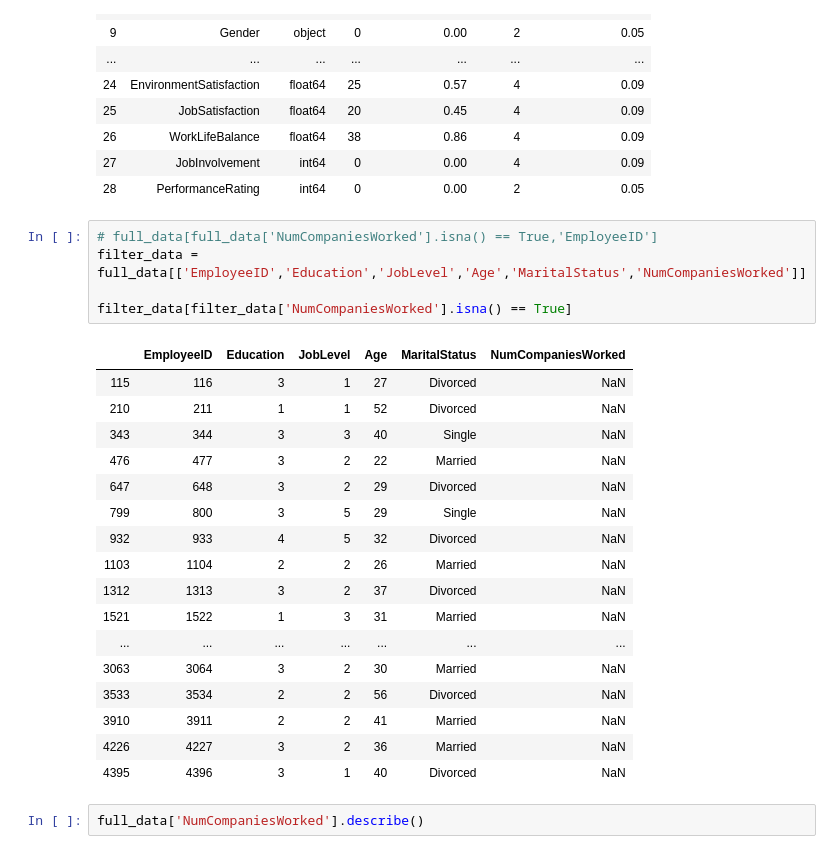
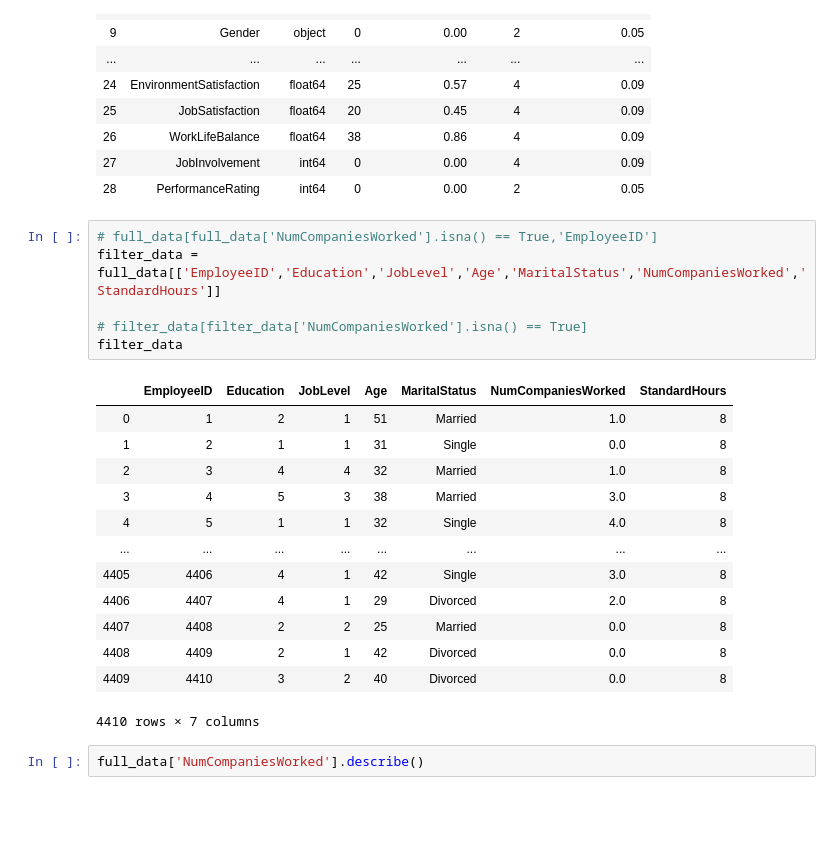
Before and after one commit to AzizR05/Employee_Attrition_Prediction, a Jupyter notebook: Final_Project_AR_Coding_Trials.ipynb, the cells around one changed output. Cells and saved outputs as stored; diff of their text form; blank space fills up the shorter version.

```diff
--- a/Final_Project_AR_Coding_Trials.ipynb
+++ b/Final_Project_AR_Coding_Trials.ipynb
@@ -434,27 +434,24 @@ data_features_summary(full_data)
 | 28 | PerformanceRating | int64 | 0 | 0.00 | 2 | 0.05 |
 # %%
 # full_data[full_data['NumCompaniesWorked'].isna() == True,'EmployeeID']
-filter_data = full_data[['EmployeeID','Education','JobLevel','Age','MaritalStatus','NumCompaniesWorked']]
+filter_data = full_data[['EmployeeID','Education','JobLevel','Age','MaritalStatus','NumCompaniesWorked','StandardHours']]
 
-filter_data[filter_data['NumCompaniesWorked'].isna() == True]
+# filter_data[filter_data['NumCompaniesWorked'].isna() == True]
+filter_data
 # %% [output]
-|  | EmployeeID | Education | JobLevel | Age | MaritalStatus | NumCompaniesWorked |
-| 115 | 116 | 3 | 1 | 27 | Divorced | NaN |
-| 210 | 211 | 1 | 1 | 52 | Divorced | NaN |
-| 343 | 344 | 3 | 3 | 40 | Single | NaN |
-| 476 | 477 | 3 | 2 | 22 | Married | NaN |
-| 647 | 648 | 3 | 2 | 29 | Divorced | NaN |
-| 799 | 800 | 3 | 5 | 29 | Single | NaN |
-| 932 | 933 | 4 | 5 | 32 | Divorced | NaN |
-| 1103 | 1104 | 2 | 2 | 26 | Married | NaN |
-| 1312 | 1313 | 3 | 2 | 37 | Divorced | NaN |
-| 1521 | 1522 | 1 | 3 | 31 | Married | NaN |
-| ... | ... | ... | ... | ... | ... | ... |
-| 3063 | 3064 | 3 | 2 | 30 | Married | NaN |
-| 3533 | 3534 | 2 | 2 | 56 | Divorced | NaN |
-| 3910 | 3911 | 2 | 2 | 41 | Married | NaN |
-| 4226 | 4227 | 3 | 2 | 36 | Married | NaN |
-| 4395 | 4396 | 3 | 1 | 40 | Divorced | NaN |
+|  | EmployeeID | Education | JobLevel | Age | MaritalStatus | NumCompaniesWorked | StandardHours |
+| 0 | 1 | 2 | 1 | 51 | Married | 1.0 | 8 |
+| 1 | 2 | 1 | 1 | 31 | Single | 0.0 | 8 |
+| 2 | 3 | 4 | 4 | 32 | Married | 1.0 | 8 |
+| 3 | 4 | 5 | 3 | 38 | Married | 3.0 | 8 |
+| 4 | 5 | 1 | 1 | 32 | Single | 4.0 | 8 |
+| ... | ... | ... | ... | ... | ... | ... | ... |
+| 4405 | 4406 | 4 | 1 | 42 | Single | 3.0 | 8 |
+| 4406 | 4407 | 4 | 1 | 29 | Divorced | 2.0 | 8 |
+| 4407 | 4408 | 2 | 2 | 25 | Married | 0.0 | 8 |
+| 4408 | 4409 | 2 | 1 | 42 | Divorced | 0.0 | 8 |
+| 4409 | 4410 | 3 | 2 | 40 | Divorced | 0.0 | 8 |
+4410 rows × 7 columns
 # %%
 full_data['NumCompaniesWorked'].describe()
 # %% [output]
```
Also changed, not shown: parts of 2 cells of this notebook, 4 other files.
